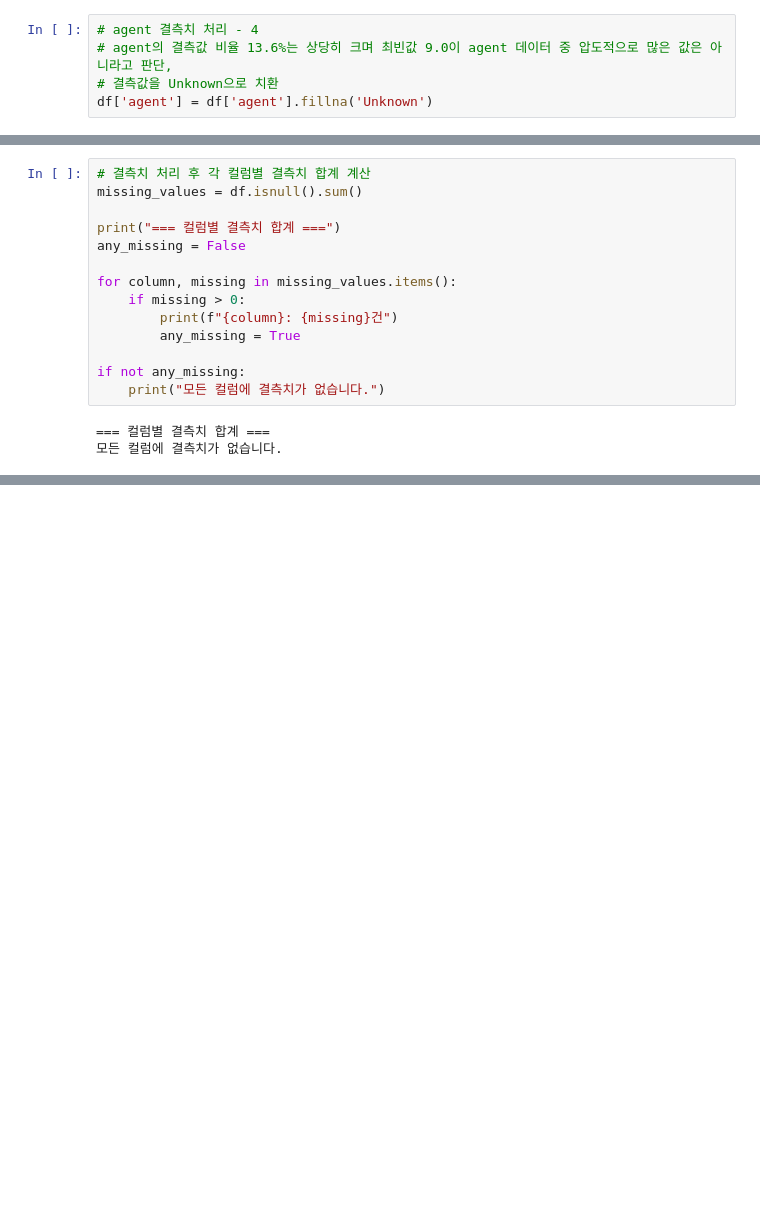
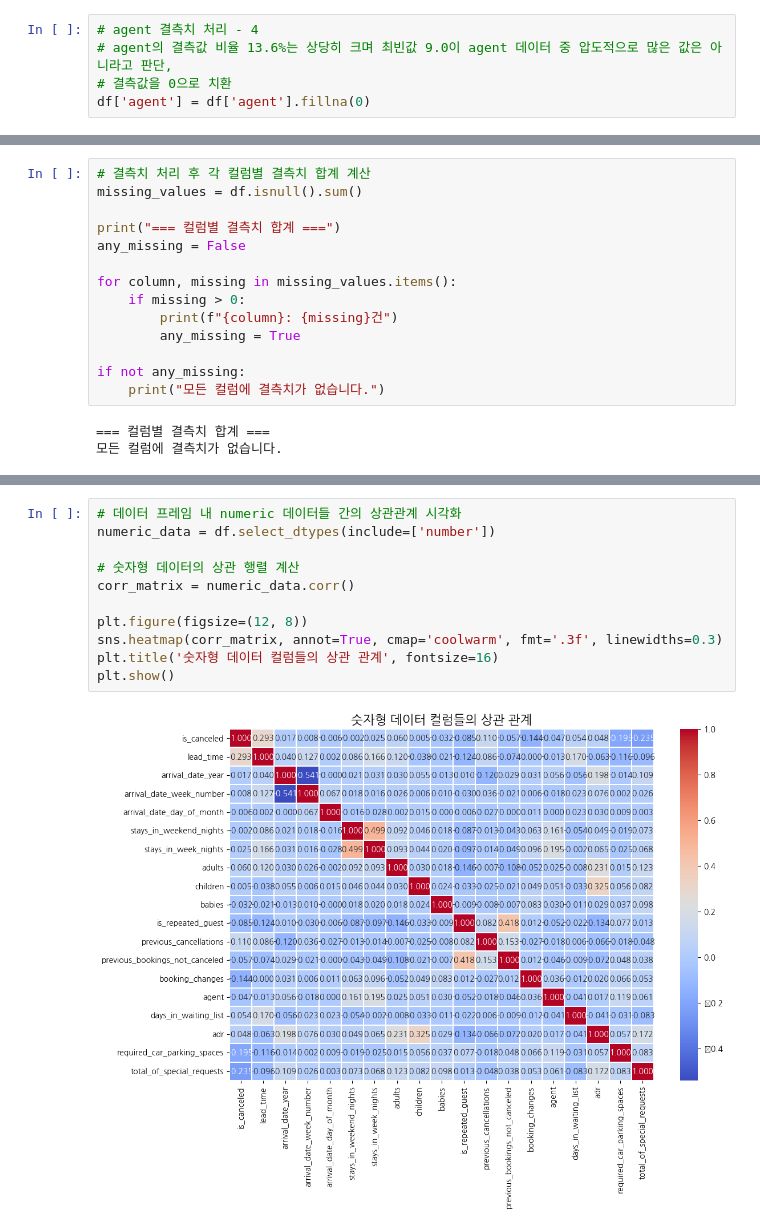
Before and after one commit to moondev03/2024-SDA-Team-Project, a Jupyter notebook: Team5_문장훈_박세민_백인서_임준용.ipynb, the cells around one changed output, grey strips where cells are left out. Drawn from its saved outputs; the diff is of its cells as text; blank space fills up the shorter version.

```diff
--- a/Team5_문장훈_박세민_백인서_임준용.ipynb
+++ b/Team5_문장훈_박세민_백인서_임준용.ipynb
@@ -210,8 +211,8 @@ Name: count, Length: 333, dtype: int64
 # %%
 # agent 결측치 처리 - 4
 # agent의 결측값 비율 13.6%는 상당히 크며 최빈값 9.0이 agent 데이터 중 압도적으로 많은 값은 아니라고 판단,
-# 결측값을 Unknown으로 치환
-df['agent'] = df['agent'].fillna('Unknown')
+# 결측값을 0으로 치환
+df['agent'] = df['agent'].fillna(0)
 # %%
 # company 결측치 처리 - 1
 df['company'].value_counts()
@@ -252,0 +302,13 @@ if not any_missing:
+# %%
+# 데이터 프레임 내 numeric 데이터들 간의 상관관계 시각화
+numeric_data = df.select_dtypes(include=['number'])
+
+# 숫자형 데이터의 상관 행렬 계산
+corr_matrix = numeric_data.corr()
+
+plt.figure(figsize=(12, 8))
+sns.heatmap(corr_matrix, annot=True, cmap='coolwarm', fmt='.3f', linewidths=0.3)
+plt.title('숫자형 데이터 컬럼들의 상관 관계', fontsize=16)
+plt.show()
+# %% [output]
+[figure, added]
```
Also changed, not shown: parts of 15 cells of this notebook.
